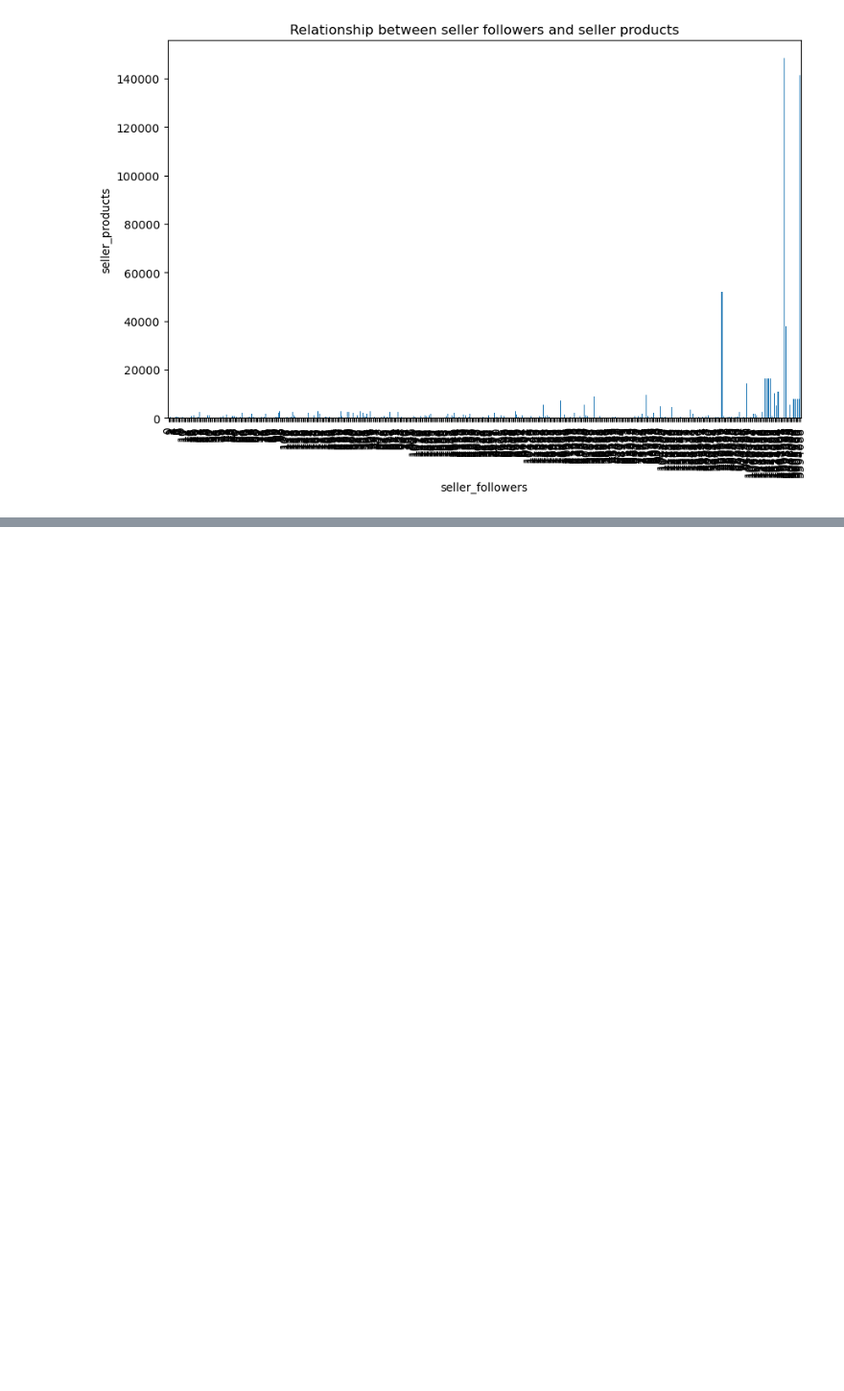
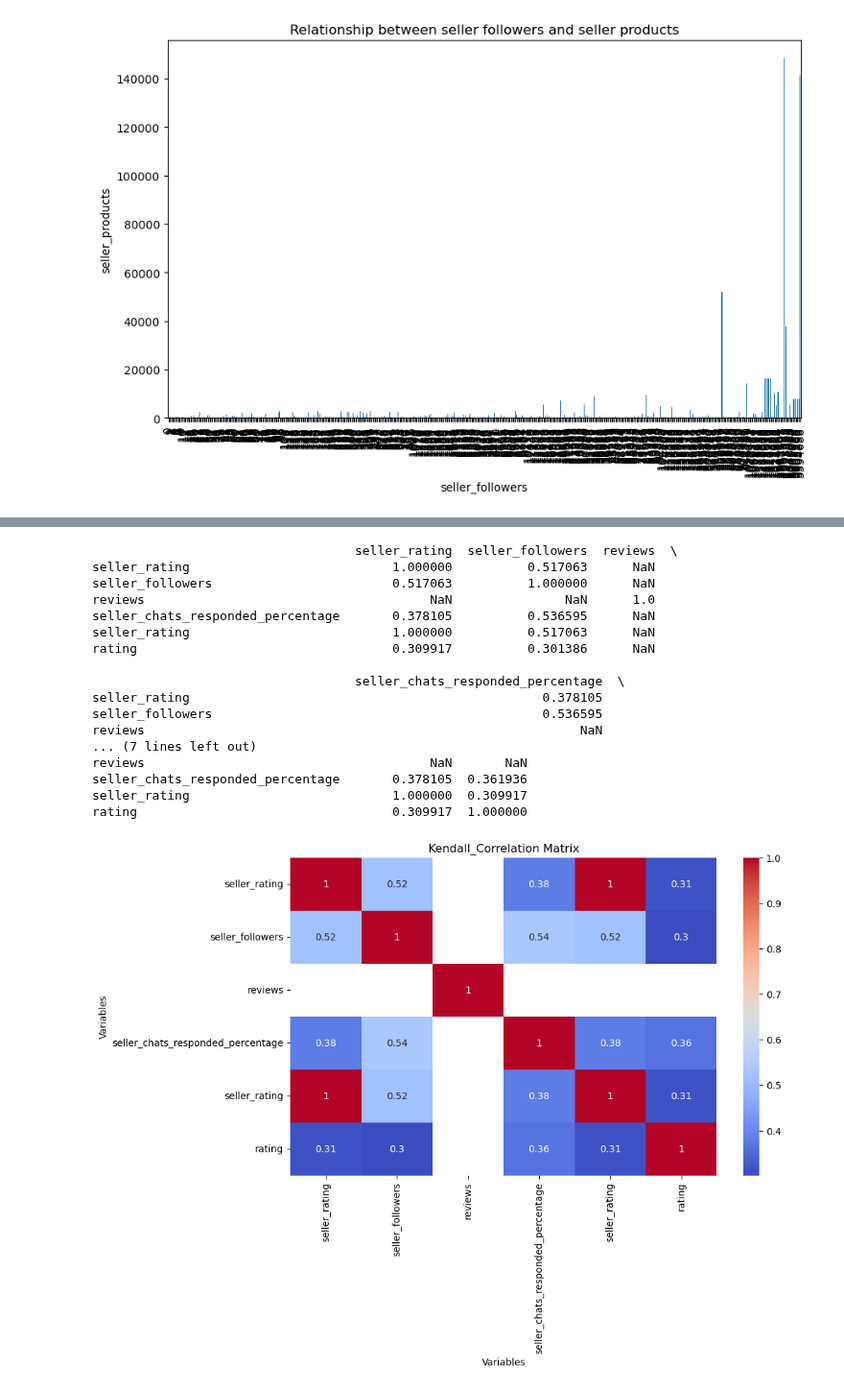
Before and after one commit to CyberPsychiatrist/PLP-ACADEMY, a Jupyter notebook: Assignments/python/Data analysis/Data analysis.ipynb, the cells around one changed output, grey strips where cells are left out. Shown at 96% size. Saved outputs shown, nothing was run; the diff lists cells and outputs as text; code cells hidden in the pictures; blank space fills up the shorter version.

```diff
--- a/Assignments/python/Data analysis/Data analysis.ipynb
+++ b/Assignments/python/Data analysis/Data analysis.ipynb
@@ -142,0 +253,35 @@ plt.show()
+# %%
+import pandas as pd
+from scipy.stats import kendalltau
+
+# Calculate Kendall rank correlation coefficients for each pair of columns
+kendall_correlations = data_cleaned.corr(method='kendall')
+
+print(kendall_correlations)
+
+# Create a heatmap
+plt.figure(figsize=(10, 6))
+sns.heatmap(kendall_correlations, annot=True, cmap='coolwarm')
+plt.title('Kendall_Correlation Matrix')
+plt.xlabel('Variables')
+plt.ylabel('Variables')
+plt.show()
+# %% [output]
+                                   seller_rating  seller_followers  reviews  \
+seller_rating                           1.000000          0.517063      NaN
+seller_followers                        0.517063          1.000000      NaN
+reviews                                      NaN               NaN      1.0
+seller_chats_responded_percentage       0.378105          0.536595      NaN
+seller_rating                           1.000000          0.517063      NaN
+rating                                  0.309917          0.301386      NaN
+
+                                   seller_chats_responded_percentage  \
+seller_rating                                               0.378105
+seller_followers                                            0.536595
+reviews                                                          NaN
+... (7 lines left out)
+reviews                                      NaN       NaN
+seller_chats_responded_percentage       0.378105  0.361936
+seller_rating                           1.000000  0.309917
+rating                                  0.309917  1.000000
+[figure, added]
```
Also changed, not shown: parts of 14 cells of this notebook.
